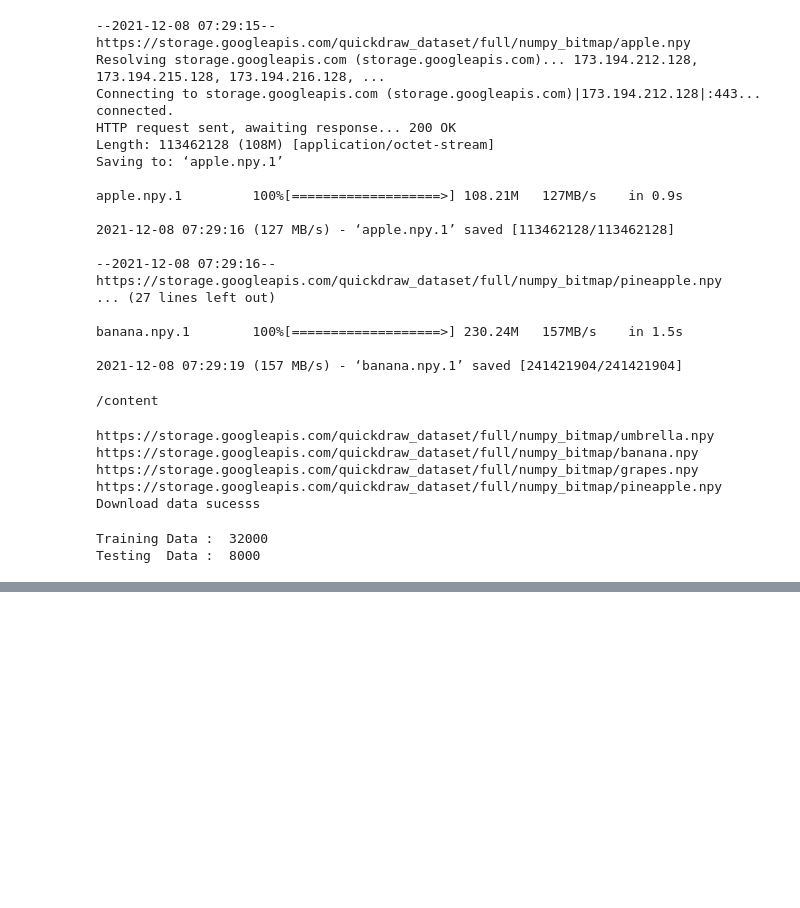
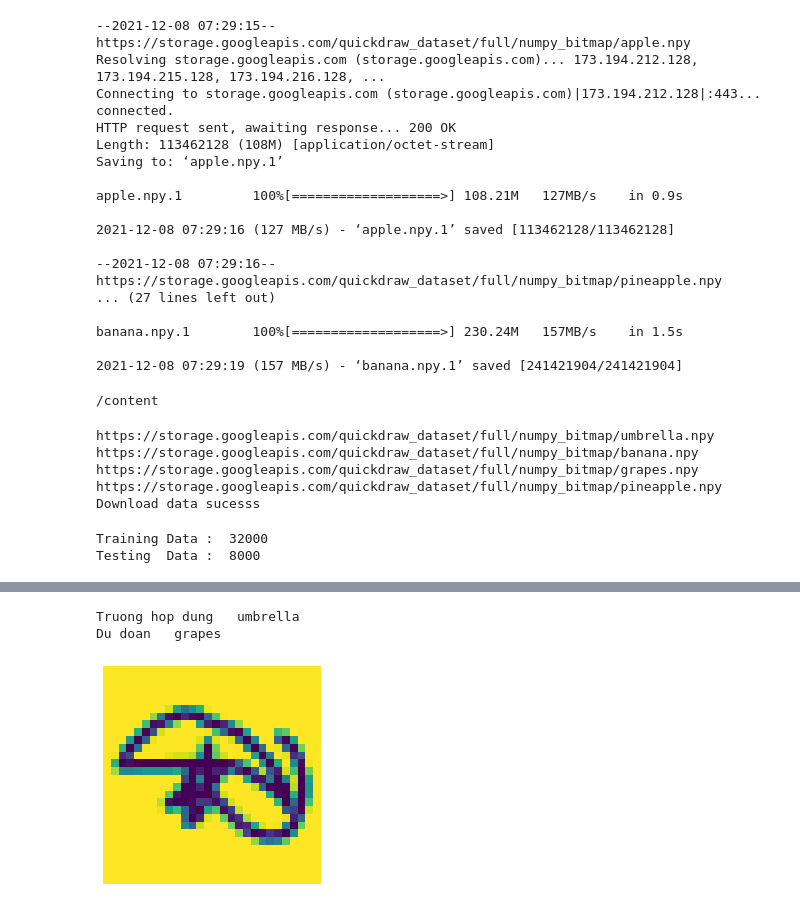
Before and after one commit to longgggg1310/Data, a Jupyter notebook: Untitled0.ipynb, the cells around one changed output, grey strips where cells are left out. Saved outputs shown, nothing was run; the diff lists cells and outputs as text; code cells hidden in the pictures; blank space fills up the shorter version.

```diff
--- a/Untitled0.ipynb
+++ b/Untitled0.ipynb
@@ -170,0 +144,19 @@ model.compile(optimizer='adam',
+# %%
+# Define model
+model = keras.Sequential()
+model.add(layers.Convolution2D(16, (3, 3),
+                        padding='same',
+                        input_shape=x_train.shape[1:], activation='relu'))
+model.add(layers.MaxPooling2D(pool_size=(2, 2)))
+model.add(layers.Convolution2D(32, (3, 3), padding='same', activation= 'relu'))
+model.add(layers.MaxPooling2D(pool_size=(2, 2)))
+model.add(layers.Convolution2D(64, (3, 3), padding='same', activation= 'relu'))
+model.add(layers.MaxPooling2D(pool_size =(2,2)))
+model.add(layers.Flatten())
+model.add(layers.Dense(128, activation='tanh'))
+model.add(layers.Dense(len(class_names), activation='softmax'))
+# Train model
+model.compile(loss='categorical_crossentropy',
+              optimizer='adam',
+              metrics=['accuracy'])
+print(model.summary())
@@ -175,0 +195,20 @@ ValueError: ignored
+# %%
+#get predictions and true labels
+yhat = np.argmax(model.predict(x_test), axis = 1)
+y    = np.argmax(y_test, axis = 1)
+
+#get the indices of the bad labels
+bad_labels = np.argwhere((y == yhat) == False).squeeze()
+
+#choose a random index with incorrect label
+idx = np.random.choice(bad_labels)
+
+print('Truong hop dung  ',class_names[y[idx]])
+print('Du doan  ',class_names[yhat[idx]])
+plt.imshow(x_test[idx].squeeze())
+plt.axis('off')
+plt.show()
+# %% [output]
+Truong hop dung   umbrella
+Du doan   grapes
+[figure, added]
```
Also changed, not shown: parts of 10 cells of this notebook.
